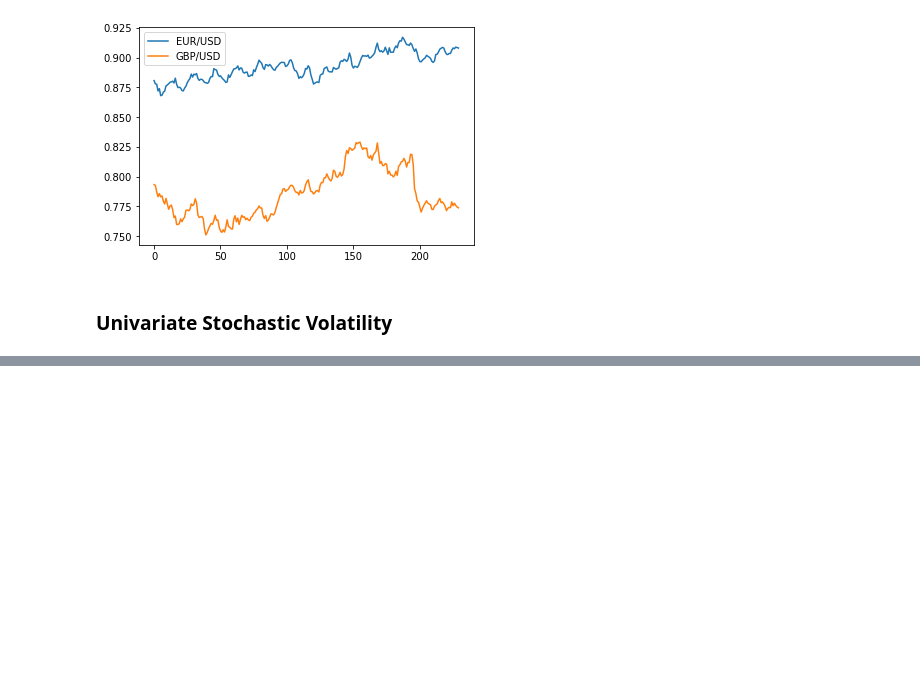
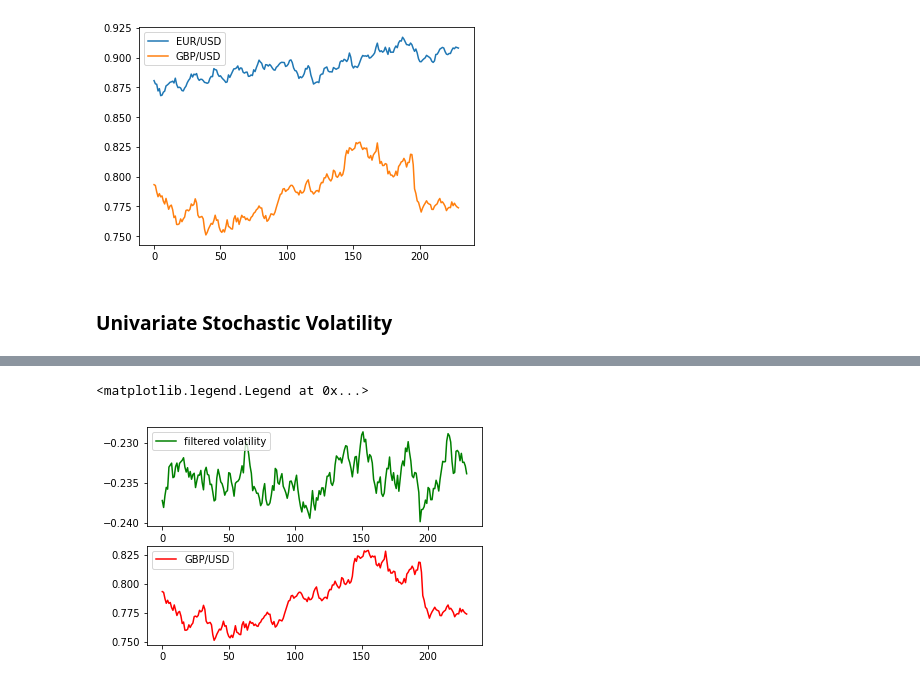
Before and after one commit to nathansiae/stochastic_volatility, a Jupyter notebook: univariate_sv.ipynb, the cells around one changed output, grey strips where cells are left out. Drawn from its saved outputs; the diff is of its cells as text; code cells hidden in the pictures; blank space fills up the shorter version.

```diff
--- a/univariate_sv.ipynb
+++ b/univariate_sv.ipynb
@@ -73,0 +121,26 @@ for i, param in enumerate(prior_dict.keys()):
+# %%
+# Posterior mean as parameters estimation
+theta_gbp = {}
+burnin = 100  # discard the 100 first iterations
+for param in prior_dict.keys():
+    theta_gbp[param] = np.mean(pmmh_gbp.chain.theta[param][burnin:])
+# %%
+# define our sv model instance
+model_gbp = StochVol(mu=theta_gbp['mu'], rho=theta_gbp['rho'], sigma=theta_gbp['sigma'])
+# %%
+# define feynman-kac model using boostrap filter
+fk_model_gbp = ssm.Bootstrap(ssm=model_gbp, data=gbp)  # we use the Bootstrap filter
+pf_gbp = particles.SMC(fk=fk_model_gbp, N=200, resampling='stratified', moments=True, store_history=True)  # the algorithm
+pf_gbp.run()  # actual computation
+# %%
+# plot
+plt.figure()
+plt.subplot(2, 1, 1)
+plt.plot([m['mean'] for m in pf_gbp.summaries.moments], 'g', label='filtered volatility')
+plt.legend()
+plt.subplot(2, 1, 2)
+plt.plot(gbp, 'r', label='GBP/USD')
+plt.legend()
+# %% [output]
+<matplotlib.legend.Legend at 0x...>
+[figure, added]
```
Also changed, not shown: parts of 14 cells of this notebook.
